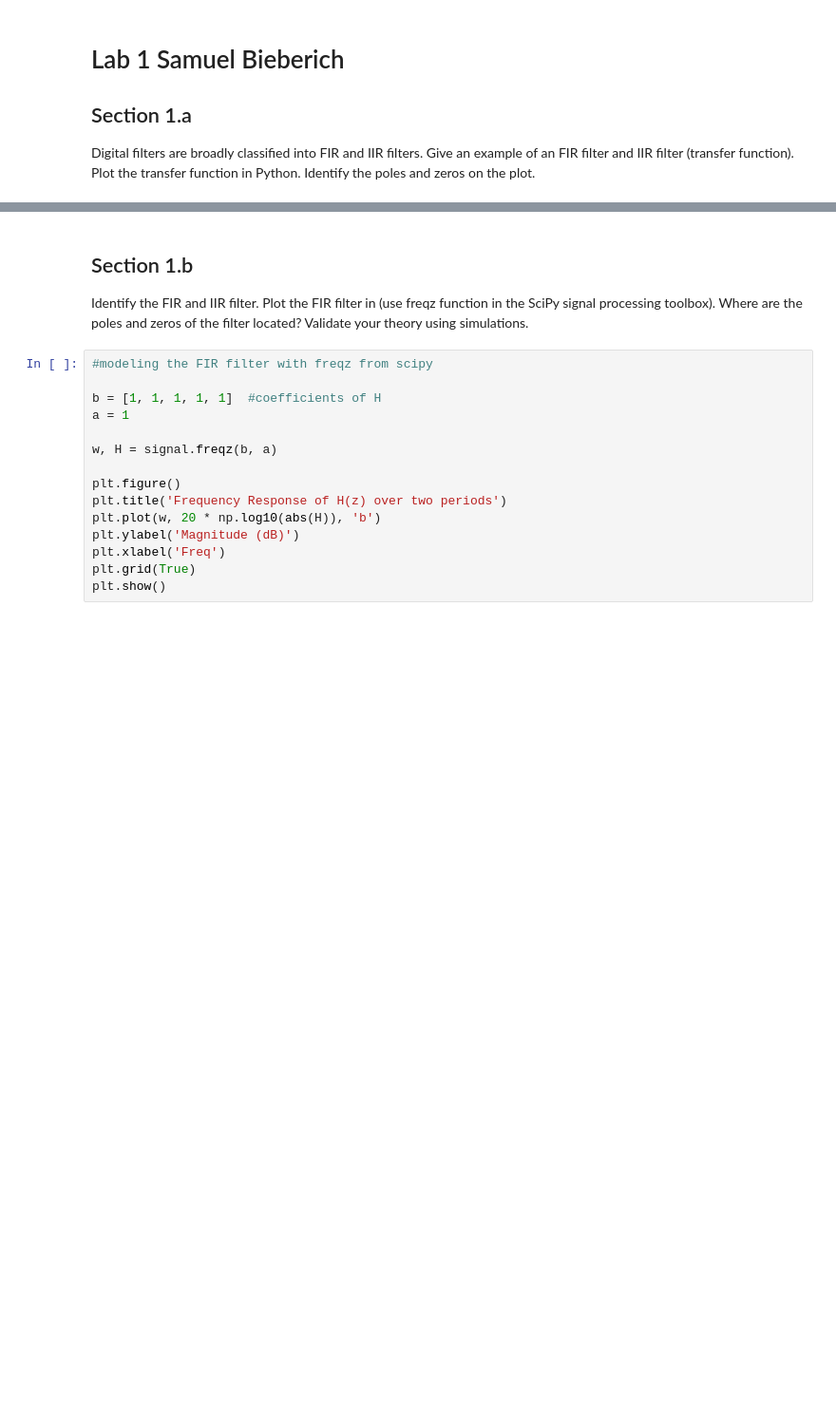
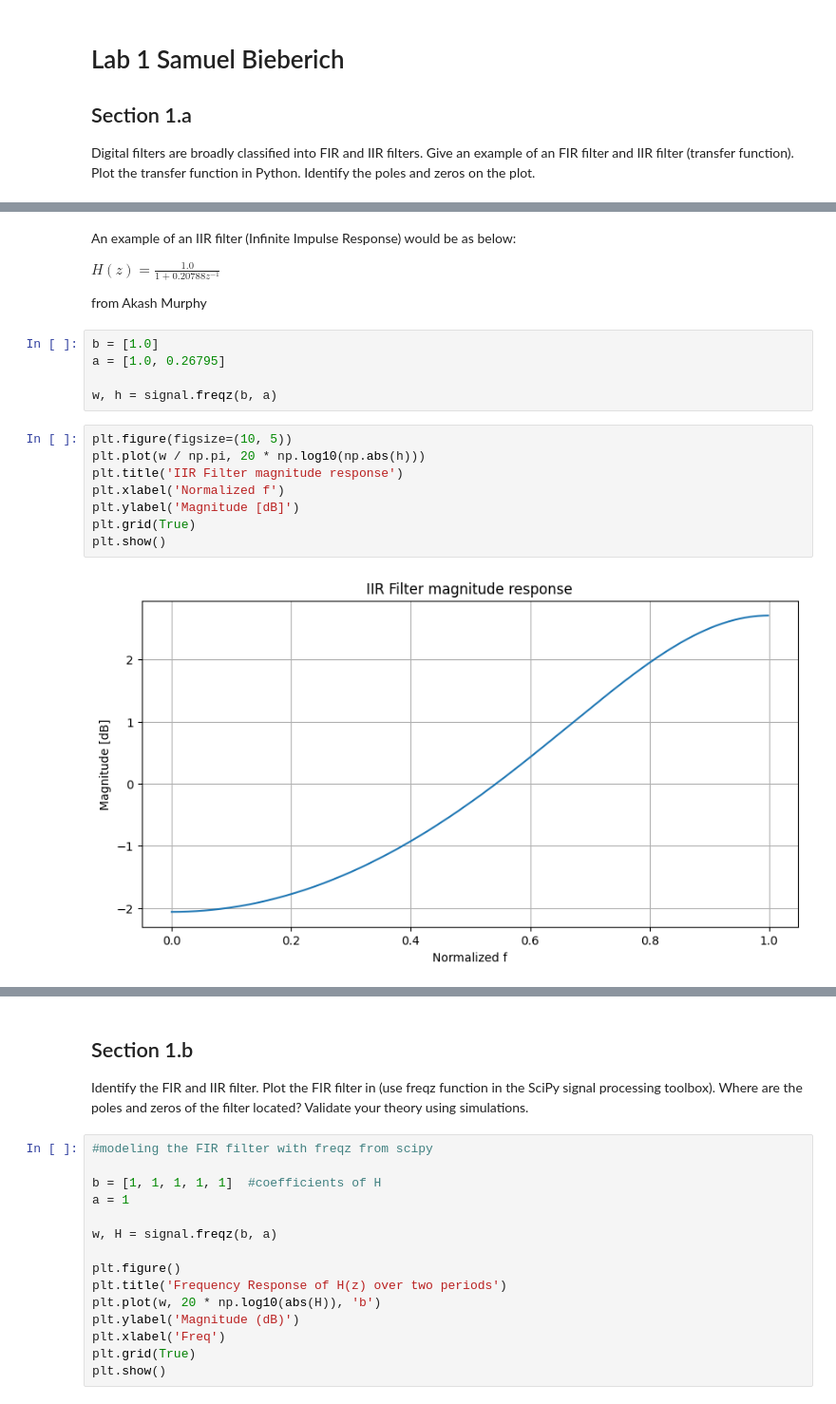
Before and after one commit to Sam-Bieberich/489, a Jupyter notebook: lab1.ipynb, the cells around one changed output, grey strips where cells are left out. Shown at 95% size. Cells and saved outputs as stored; diff of their text form; blank space fills up the shorter version.

```diff
--- a/lab1.ipynb
+++ b/lab1.ipynb
@@ -29,0 +69,21 @@ from scipy import signal
+# %% [markdown]
+An example of an IIR filter (Infinite Impulse Response) would be as below:
+
+$H(z) = \frac{1.0}{1 + 0.20788z^{-1}}$
+
+from Akash Murphy
+# %%
+b = [1.0]
+a = [1.0, 0.26795]
+
+w, h = signal.freqz(b, a)
+# %%
+plt.figure(figsize=(10, 5))
+plt.plot(w / np.pi, 20 * np.log10(np.abs(h)))
+plt.title('IIR Filter magnitude response')
+plt.xlabel('Normalized f')
+plt.ylabel('Magnitude [dB]')
+plt.grid(True)
+plt.show()
+# %% [output]
+[figure, added]
```
Also changed, not shown: parts of 11 cells of this notebook, 2 other files.
